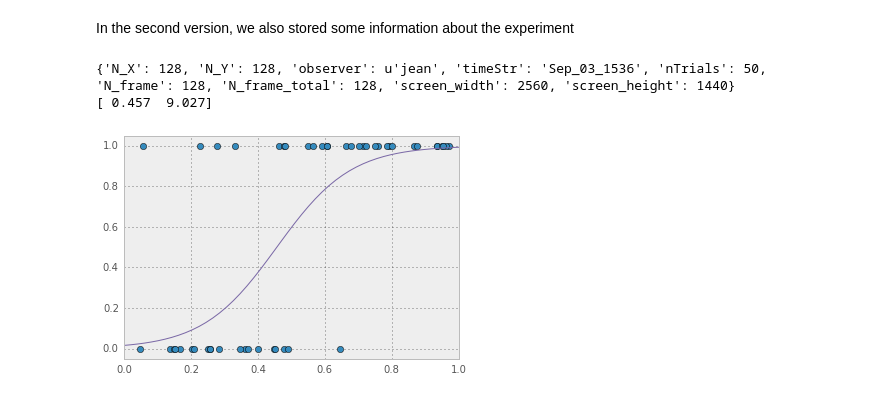
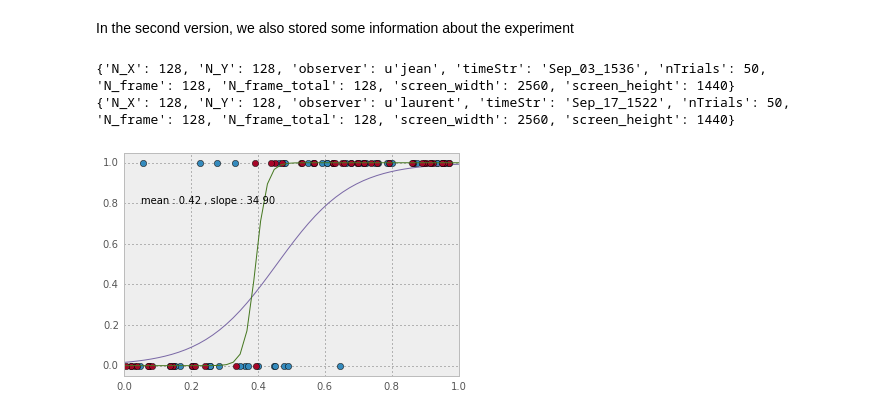
Before and after one commit to NeuralEnsemble/motionclouds_website, a Jupyter notebook: posts/psychopy_competing.ipynb, the cells around one changed output. Drawn from its saved outputs; the diff is of its cells as text; code cells hidden in the pictures.

```diff
--- a/posts/psychopy_competing.ipynb
+++ b/posts/psychopy_competing.ipynb
@@ -120,22 +120,25 @@ pylab.legend(loc='best')
 In the second version, we also stored some information about the experiment
 # %%
 from psychopy import misc
+mean, slope = [], []
 for fn in glob.glob('../data/competing_v2_*npy'):
     results = np.load(fn)
     data = misc.fromFile(fn.replace('npy', 'pickle'))
     print data
     cdata, ydata = results[1, :], .5*results[0, : ]+.5
     pylab.plot(cdata, ydata, 'o')
 
     popt, pcov = curve_fit(sigmoid, cdata, ydata)
-    print popt
+    mean.append(popt[0])
+    slope.append(popt[1])
     c = np.linspace(0, 1, 50)
     y = sigmoid(c, *popt)
     pylab.plot(c, y)
 
+pylab.text(0.05, 0.8, 'mean : %0.2f , slope : %0.2f ' %(np.mean(mean), np.mean(slope)))
 pylab.ylim(-.05, 1.05)
 pylab.legend(loc='best')
 # %% [output]
 {'N_X': 128, 'N_Y': 128, 'observer': u'jean', 'timeStr': 'Sep_03_1536', 'nTrials': 50, 'N_frame': 128, 'N_frame_total': 128, 'screen_width': 2560, 'screen_height': 1440}
-[ 0.457  9.027]
+{'N_X': 128, 'N_Y': 128, 'observer': u'laurent', 'timeStr': 'Sep_17_1522', 'nTrials': 50, 'N_frame': 128, 'N_frame_total': 128, 'screen_width': 2560, 'screen_height': 1440}
-[figure, old version]
+[figure, new version]
```
Also changed, not shown: parts of 1 cell of this notebook, 5 other files.
